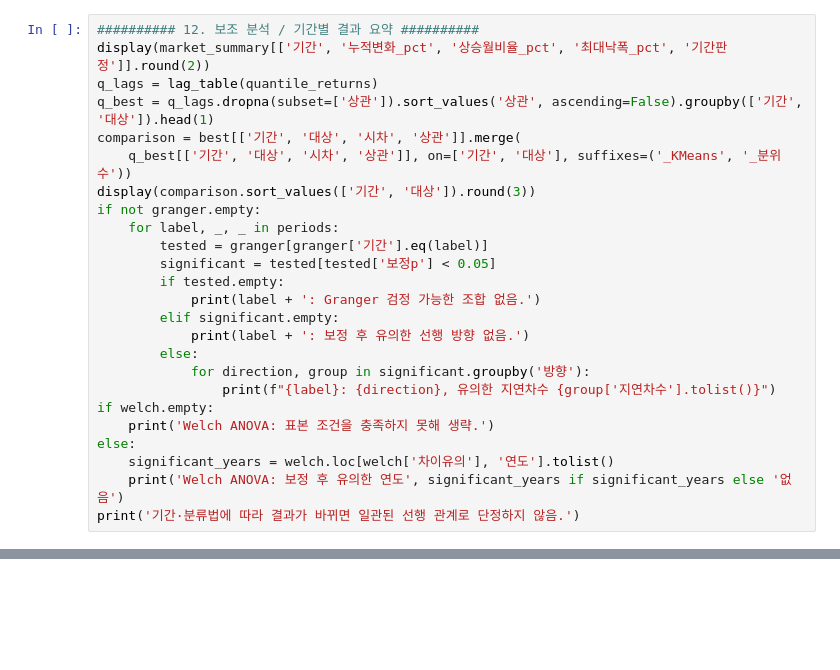
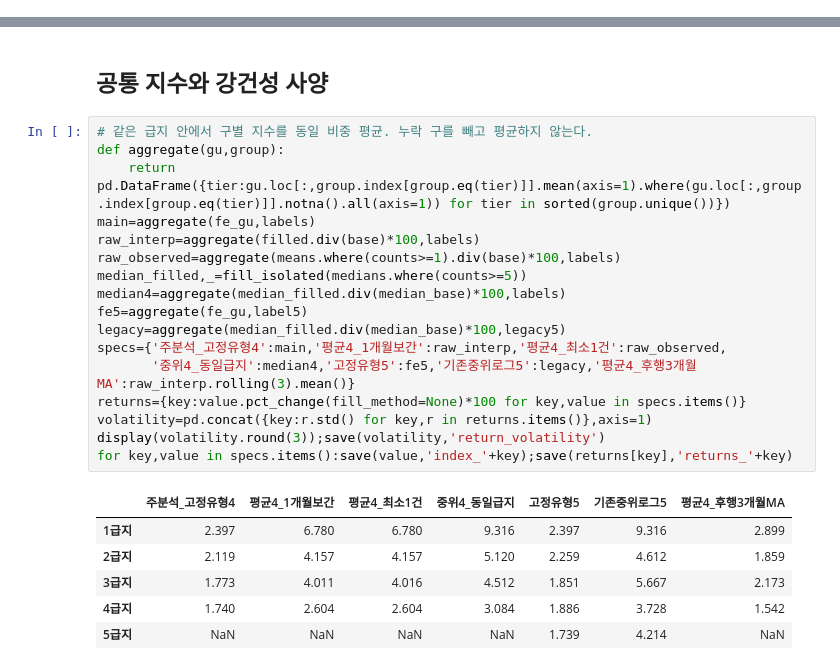
Before and after one commit to roongji5/property-estimate, a Jupyter notebook: src/02_급지별_상승률_선행후행_분석.ipynb, the cells around one changed output, grey strips where cells are left out. Cells and saved outputs as stored; diff of their text form; blank space fills up the shorter version.

```diff
--- a/src/02_급지별_상승률_선행후행_분석.ipynb
+++ b/src/02_급지별_상승률_선행후행_분석.ipynb
@@ -514,25 +95,0 @@ print('지연차수 3은 과거 1~3개월 공동 검정. 짧은 구간의 탐색
-# %%
-########## 12. 보조 분석 / 기간별 결과 요약 ##########
-display(market_summary[['기간', '누적변화_pct', '상승월비율_pct', '최대낙폭_pct', '기간판정']].round(2))
-q_lags = lag_table(quantile_returns)
-q_best = q_lags.dropna(subset=['상관']).sort_values('상관', ascending=False).groupby(['기간', '대상']).head(1)
-comparison = best[['기간', '대상', '시차', '상관']].merge(
-    q_best[['기간', '대상', '시차', '상관']], on=['기간', '대상'], suffixes=('_KMeans', '_분위수'))
-display(comparison.sort_values(['기간', '대상']).round(3))
-if not granger.empty:
-    for label, _, _ in periods:
-        tested = granger[granger['기간'].eq(label)]
-        significant = tested[tested['보정p'] < 0.05]
-        if tested.empty:
-            print(label + ': Granger 검정 가능한 조합 없음.')
-        elif significant.empty:
-            print(label + ': 보정 후 유의한 선행 방향 없음.')
-        else:
-            for direction, group in significant.groupby('방향'):
-                print(f"{label}: {direction}, 유의한 지연차수 {group['지연차수'].tolist()}")
-if welch.empty:
-    print('Welch ANOVA: 표본 조건을 충족하지 못해 생략.')
-else:
-    significant_years = welch.loc[welch['차이유의'], '연도'].tolist()
-    print('Welch ANOVA: 보정 후 유의한 연도', significant_years if significant_years else '없음')
-print('기간·분류법에 따라 결과가 바뀌면 일관된 선행 관계로 단정하지 않음.')
@@ -555,0 +219,26 @@ Welch ANOVA: 보정 후 유의한 연도 없음
+# %% [markdown]
+## 공통 지수와 강건성 사양
+# %%
+# 같은 급지 안에서 구별 지수를 동일 비중 평균. 누락 구를 빼고 평균하지 않는다.
+def aggregate(gu,group):
+    return pd.DataFrame({tier:gu.loc[:,group.index[group.eq(tier)]].mean(axis=1).where(gu.loc[:,group.index[group.eq(tier)]].notna().all(axis=1)) for tier in sorted(group.unique())})
+main=aggregate(fe_gu,labels)
+raw_interp=aggregate(filled.div(base)*100,labels)
+raw_observed=aggregate(means.where(counts>=1).div(base)*100,labels)
+median_filled,_=fill_isolated(medians.where(counts>=5))
+median4=aggregate(median_filled.div(median_base)*100,labels)
+fe5=aggregate(fe_gu,label5)
+legacy=aggregate(median_filled.div(median_base)*100,legacy5)
+specs={'주분석_고정유형4':main,'평균4_1개월보간':raw_interp,'평균4_최소1건':raw_observed,
+       '중위4_동일급지':median4,'고정유형5':fe5,'기존중위로그5':legacy,'평균4_후행3개월MA':raw_interp.rolling(3).mean()}
+returns={key:value.pct_change(fill_method=None)*100 for key,value in specs.items()}
+volatility=pd.concat({key:r.std() for key,r in returns.items()},axis=1)
+display(volatility.round(3));save(volatility,'return_volatility')
+for key,value in specs.items():save(value,'index_'+key);save(returns[key],'returns_'+key)
+# %% [output]
+|  | 주분석_고정유형4 | 평균4_1개월보간 | 평균4_최소1건 | 중위4_동일급지 | 고정유형5 | 기존중위로그5 | 평균4_후행3개월MA |
+| 1급지 | 2.397 | 6.780 | 6.780 | 9.316 | 2.397 | 9.316 | 2.899 |
+| 2급지 | 2.119 | 4.157 | 4.157 | 5.120 | 2.259 | 4.612 | 1.859 |
+| 3급지 | 1.773 | 4.011 | 4.016 | 4.512 | 1.851 | 5.667 | 2.173 |
+| 4급지 | 1.740 | 2.604 | 2.604 | 3.084 | 1.886 | 3.728 | 1.542 |
+| 5급지 | NaN | NaN | NaN | NaN | 1.739 | 4.214 | NaN |
```
Also changed, not shown: parts of 27 cells of this notebook, 49 other files.
